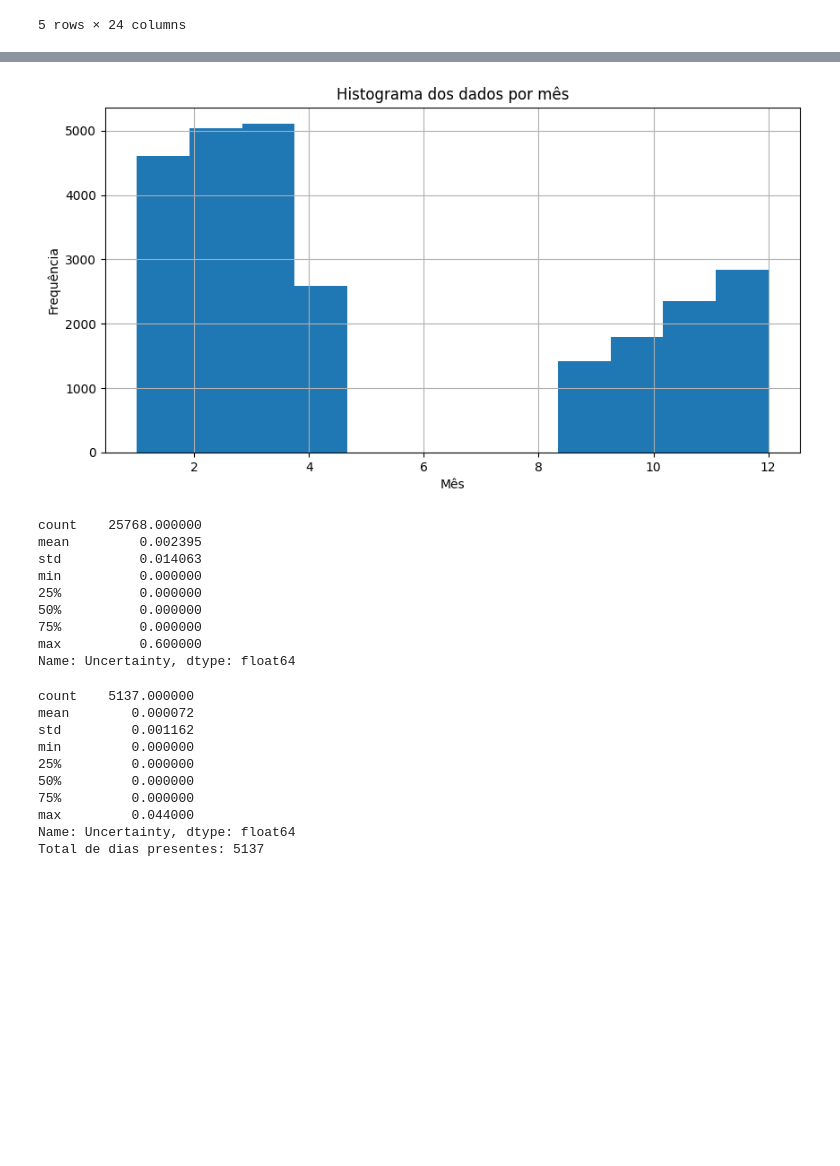
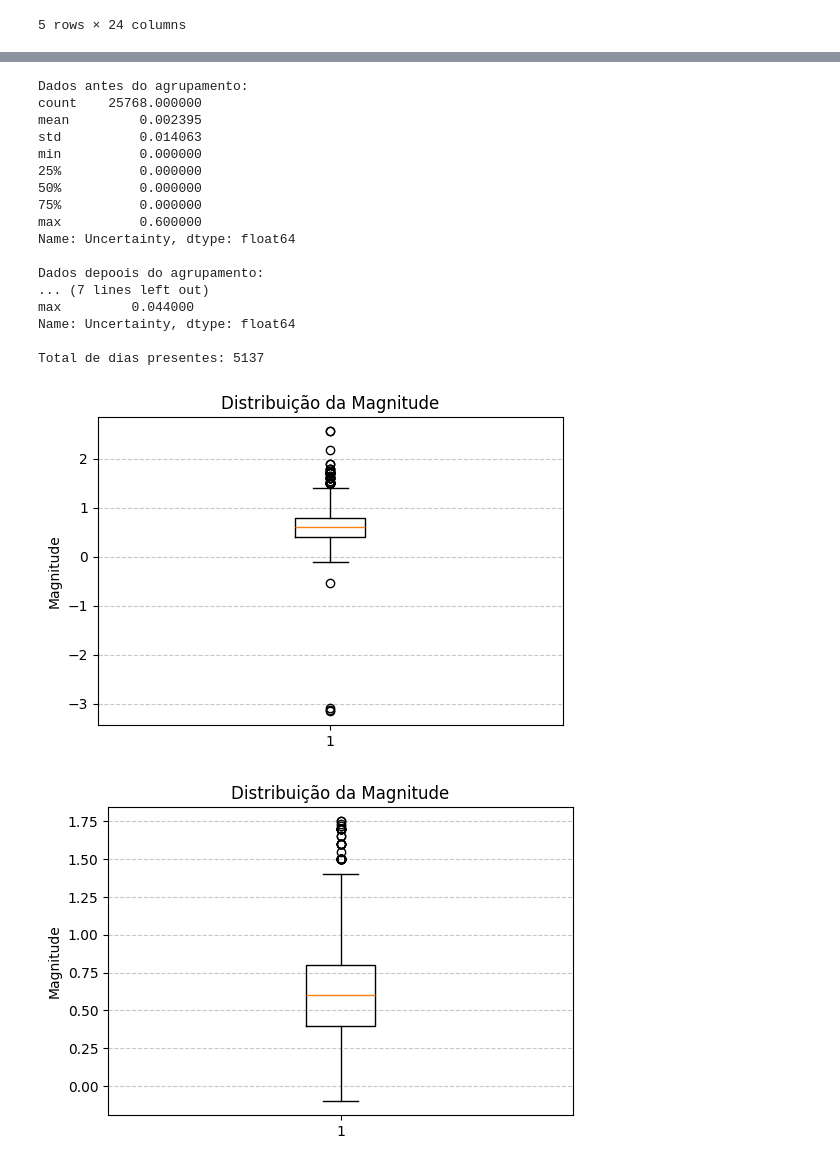
Before and after one commit to igorcavalcante/MVP_machine_learning_e_analytics, a Jupyter notebook: estrelas_variaveis_nao_uniformes.ipynb, the cells around one changed output, grey strips where cells are left out. Drawn from its saved outputs; the diff is of its cells as text; code cells hidden in the pictures; blank space fills up the shorter version.

```diff
--- a/estrelas_variaveis_nao_uniformes.ipynb
+++ b/estrelas_variaveis_nao_uniformes.ipynb
@@ -125,24 +133,11 @@ plot_histogram(data)
-# %%
-# analisando os dados do histograma e fazendo uma pesquisa descobri que o as observações ficam praticamente inviáveis entre os meses de maio e  agosto. vou retirar estes meses do dataset
-data = data[~data["DataHora"].dt.month.between(5, 8)]
-plot_histogram(data)
-# %% [output]
-[figure, removed]
-# %%
-# analisando a incerteza para ver como posso descartar as entradas duplicadas  no mesmo dia
-# Percebe-se que há dados  com até 60% de incerteza
-print(data["Uncertainty"].describe())
-# %% [output]
-count    25768.000000
-mean         0.002395
-std          0.014063
-min          0.000000
-25%          0.000000
-50%          0.000000
-75%          0.000000
-max          0.600000
-Name: Uncertainty, dtype: float64
 # %%
+# Agrupando as  medições por dia e mantendo somente a com menor grau de incerteza
+
+# analisando a incerteza para ver como posso descartar as entradas duplicadas  no mesmo dia
+# Percebe-se que há dados  com até 60% de incerteza
+print("Dados antes do agrupamento:")
+print(data["Uncertainty"].describe(), "\n")
+
 # Quero somente uma medição por dia
 # Utilizarei sempre a medição com menor incerteza daquele dia
 grouped = data.groupby("Data")
@@ -153,16 +148,24 @@ byDay = data.loc[idx].sort_values("Data").reset_index(drop=True)
 
 # O dado com maior incerteza agora é de 4.4% e temos somente uma entrada por dia
 # A média e desvio padrão também caíram muito
-print(byDay["Uncertainty"].describe())
+print("Dados depoois do agrupamento:")
+print(byDay["Uncertainty"].describe(), "\n")
 print(f"Total de dias presentes: {len(byDay)}")
 # %% [output]
-count    5137.000000
-mean        0.000072
-std         0.001162
-min         0.000000
-25%         0.000000
-50%         0.000000
-75%         0.000000
+Dados antes do agrupamento:
+count    25768.000000
+mean         0.002395
+std          0.014063
+min          0.000000
+25%          0.000000
+50%          0.000000
+75%          0.000000
+max          0.600000
+Name: Uncertainty, dtype: float64
+
+Dados depoois do agrupamento:
+... (7 lines left out)
 max         0.044000
 Name: Uncertainty, dtype: float64
+
 Total de dias presentes: 5137
@@ -190 +172,27 @@ Total de dias presentes: 5137
+# %%
+# Identificando possíveis outliers
+plt.figure(figsize=(6, 4))
+plt.boxplot(byDay["Magnitude"], vert=True)
+plt.title("Distribuição da Magnitude")
+plt.ylabel("Magnitude")
+plt.grid(True, axis="y", linestyle="--", alpha=0.7)
+
+plt.show()
+
+# Fazendo um ajuste bem conservador para interferir o mínimo na base de dados original
+byDayClean = byDay.copy()
+byDayClean["Magnitude"] = byDay["Magnitude"].mask((byDay["Magnitude"] < -0.5) | (byDay["Magnitude"] > 1.75))
+
+plt.figure(figsize=(6, 4))
+plt.boxplot(byDayClean["Magnitude"].dropna(), vert=True)
+plt.title("Distribuição da Magnitude")
+plt.ylabel("Magnitude")
+plt.grid(True, axis="y", linestyle="--", alpha=0.7)
+
+plt.show()
+
+byDay = byDayClean
+# %% [output]
+[figure, added]
+[figure, added]
 # %%
```
Also changed, not shown: parts of 22 cells of this notebook, 4 other files.
